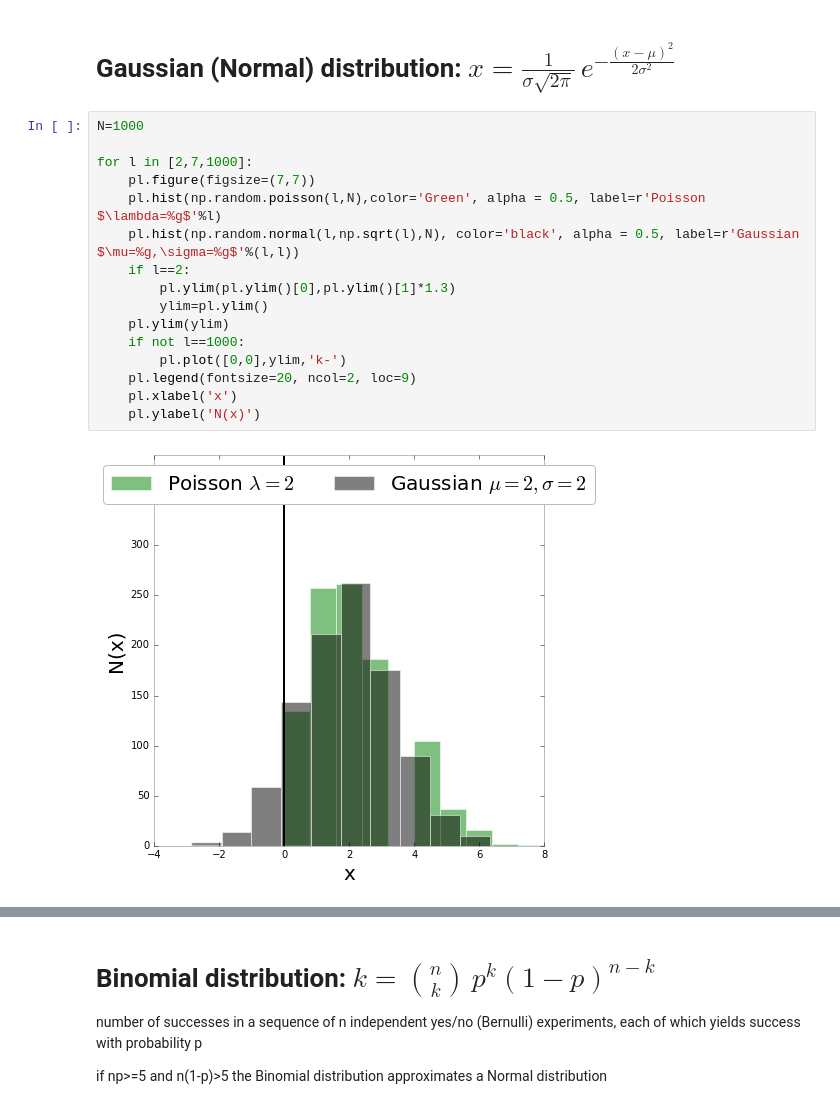
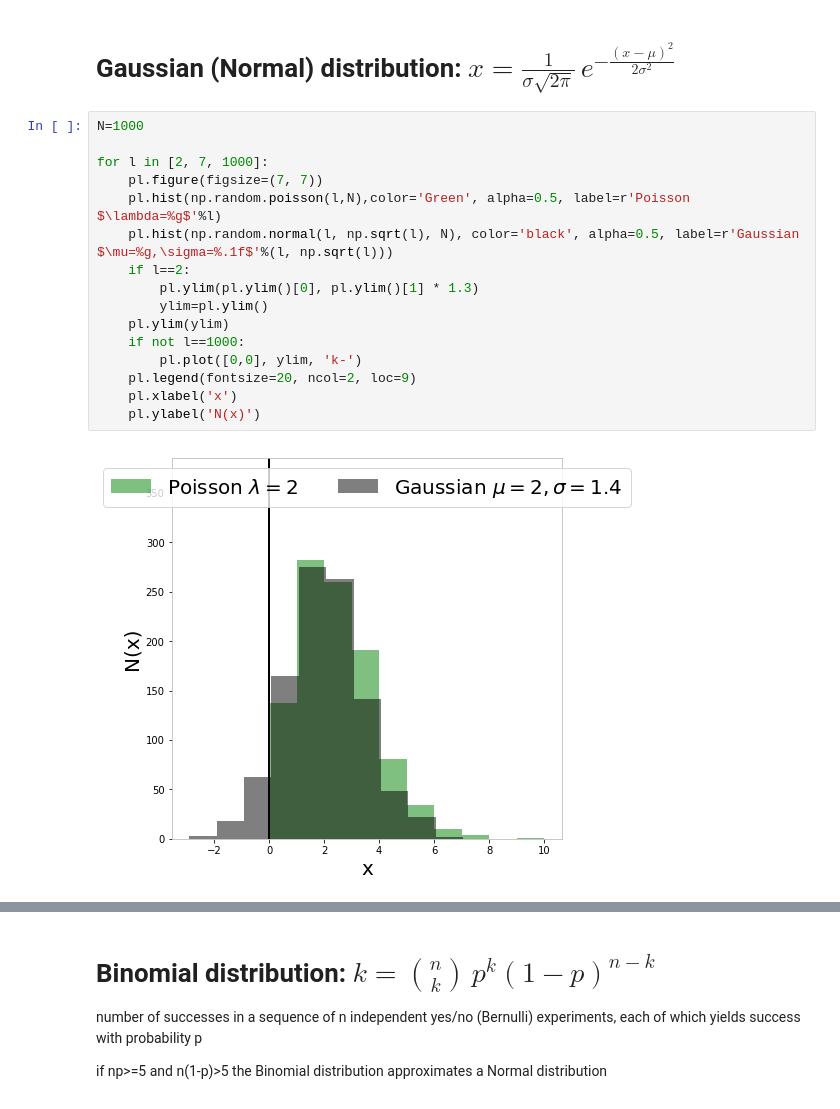
Before and after one commit to fedhere/UInotebooks, a Jupyter notebook: distributions/poisson vs gaussian.ipynb, the cells around one changed output, grey strips where cells are left out. Saved outputs shown, nothing was run; the diff lists cells and outputs as text.

Commit message:
fixing sigma label and some PEP8

```diff
--- a/distributions/poisson vs gaussian.ipynb
+++ b/distributions/poisson vs gaussian.ipynb
@@ -74,18 +76,18 @@ pl.show()
 # %%
 N=1000
 
-for l in [2,7,1000]:
-    pl.figure(figsize=(7,7))
-    pl.hist(np.random.poisson(l,N),color='Green', alpha = 0.5, label=r'Poisson $\lambda=%g$'%l)
-    pl.hist(np.random.normal(l,np.sqrt(l),N), color='black', alpha = 0.5, label=r'Gaussian $\mu=%g,\sigma=%g$'%(l,l))
+for l in [2, 7, 1000]:
+    pl.figure(figsize=(7, 7))
+    pl.hist(np.random.poisson(l,N),color='Green', alpha=0.5, label=r'Poisson $\lambda=%g$'%l)
+    pl.hist(np.random.normal(l, np.sqrt(l), N), color='black', alpha=0.5, label=r'Gaussian $\mu=%g,\sigma=%.1f$'%(l, np.sqrt(l)))
     if l==2:
-        pl.ylim(pl.ylim()[0],pl.ylim()[1]*1.3)
+        pl.ylim(pl.ylim()[0], pl.ylim()[1] * 1.3)
         ylim=pl.ylim()
     pl.ylim(ylim)
     if not l==1000:
-        pl.plot([0,0],ylim,'k-')
+        pl.plot([0,0], ylim, 'k-')
     pl.legend(fontsize=20, ncol=2, loc=9)
     pl.xlabel('x')
     pl.ylabel('N(x)')
 # %% [output]
-[figure, old version]
+[figure, new version]
```
Also changed, not shown: parts of 7 cells of this notebook.
